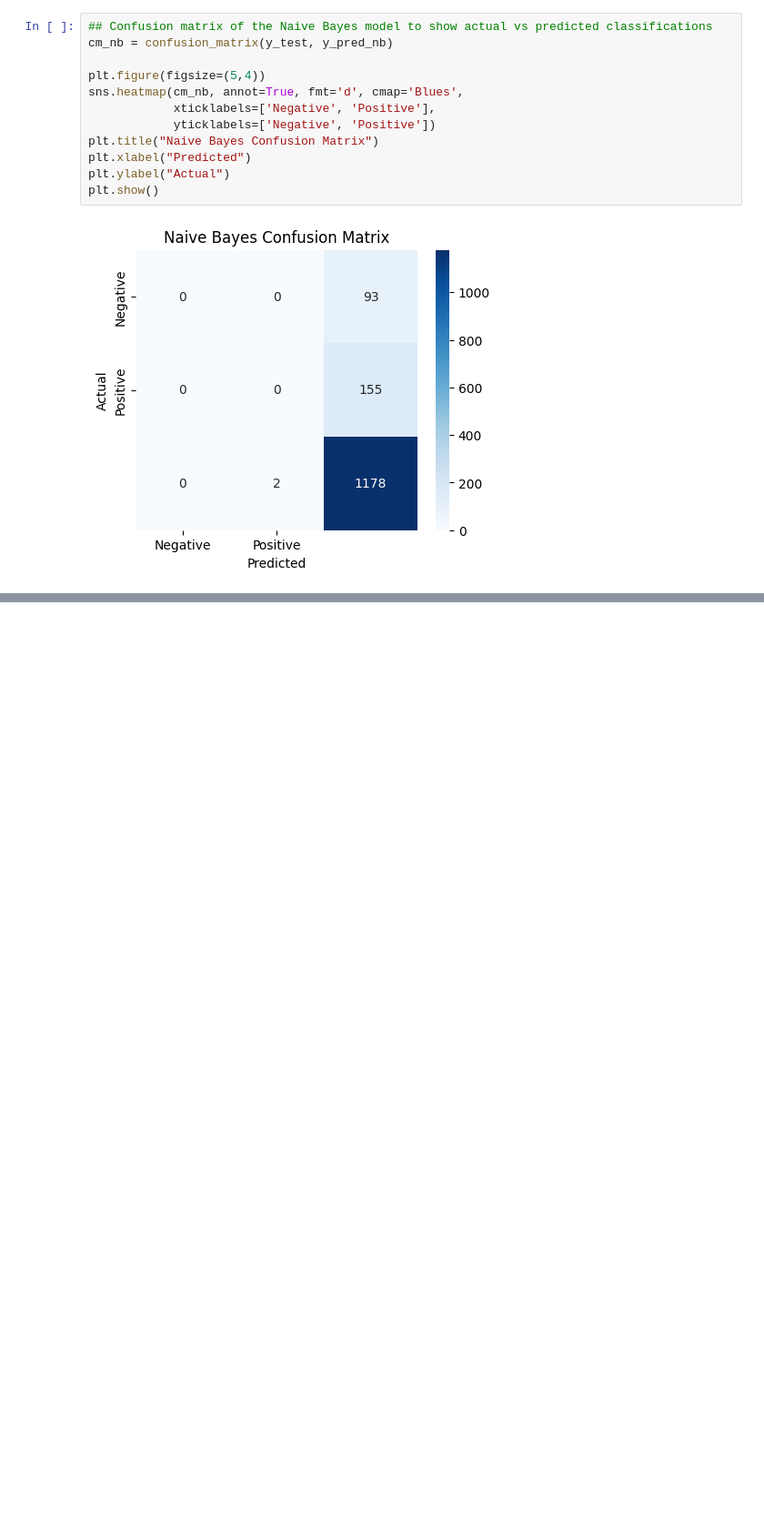
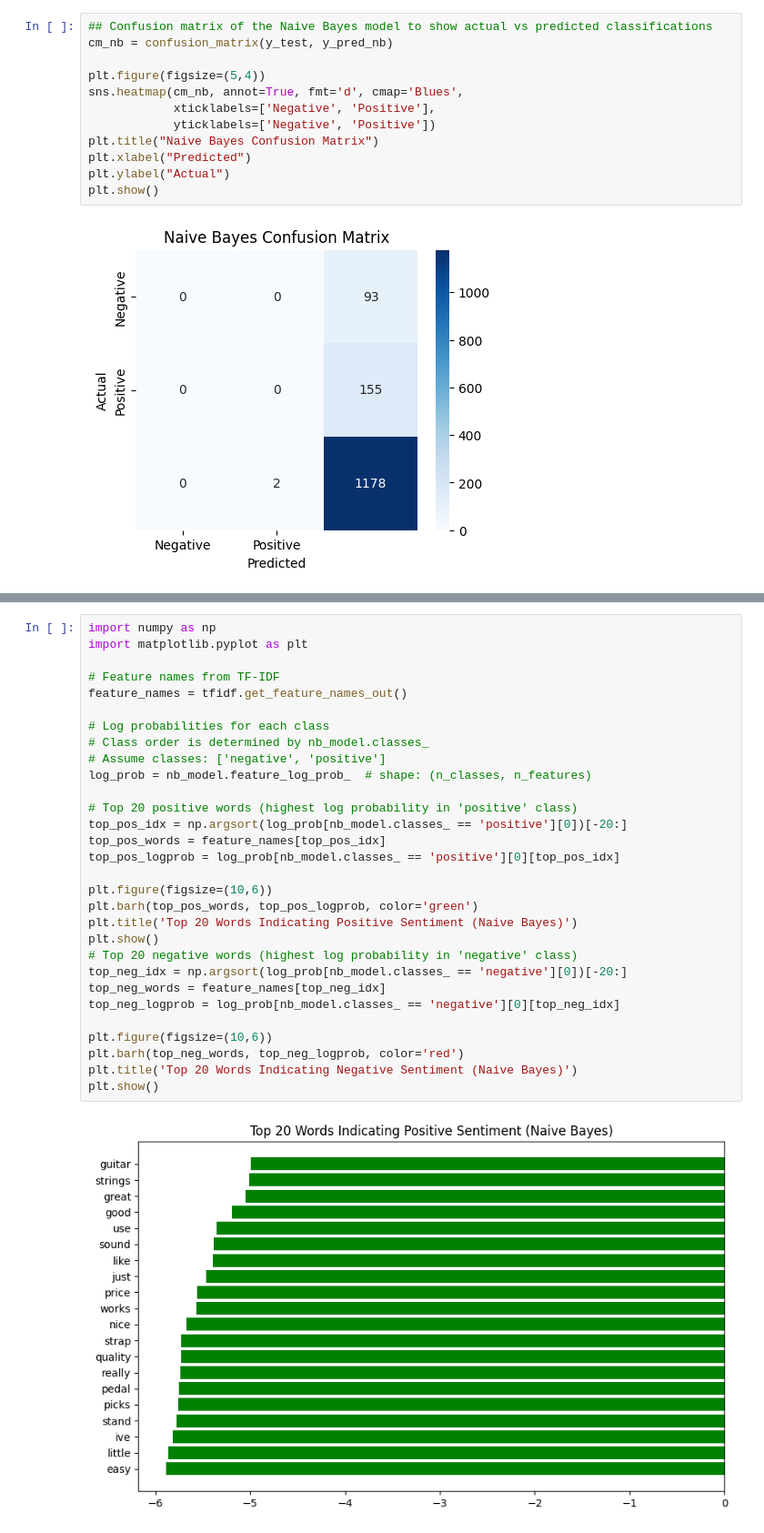
Before and after one commit to Parinda29/MIR-Analysis, a Jupyter notebook: MlProject.ipynb, the cells around one changed output, grey strips where cells are left out. Shown at 91% size. Cells and saved outputs as stored; diff of their text form; blank space fills up the shorter version.

```diff
--- a/MlProject.ipynb
+++ b/MlProject.ipynb
@@ -161,0 +203,32 @@ plt.show()
+# %%
+import numpy as np
+import matplotlib.pyplot as plt
+
+# Feature names from TF-IDF
+feature_names = tfidf.get_feature_names_out()
+
+# Log probabilities for each class
+# Class order is determined by nb_model.classes_
+# Assume classes: ['negative', 'positive']
+log_prob = nb_model.feature_log_prob_  # shape: (n_classes, n_features)
+
+# Top 20 positive words (highest log probability in 'positive' class)
+top_pos_idx = np.argsort(log_prob[nb_model.classes_ == 'positive'][0])[-20:]
+top_pos_words = feature_names[top_pos_idx]
+top_pos_logprob = log_prob[nb_model.classes_ == 'positive'][0][top_pos_idx]
+
+plt.figure(figsize=(10,6))
+plt.barh(top_pos_words, top_pos_logprob, color='green')
+plt.title('Top 20 Words Indicating Positive Sentiment (Naive Bayes)')
+plt.show()
+# Top 20 negative words (highest log probability in 'negative' class)
+top_neg_idx = np.argsort(log_prob[nb_model.classes_ == 'negative'][0])[-20:]
+top_neg_words = feature_names[top_neg_idx]
+top_neg_logprob = log_prob[nb_model.classes_ == 'negative'][0][top_neg_idx]
+
+plt.figure(figsize=(10,6))
+plt.barh(top_neg_words, top_neg_logprob, color='red')
+plt.title('Top 20 Words Indicating Negative Sentiment (Naive Bayes)')
+plt.show()
+# %% [output]
+[figure, added]
```
Also changed, not shown: parts of 7 cells of this notebook.
